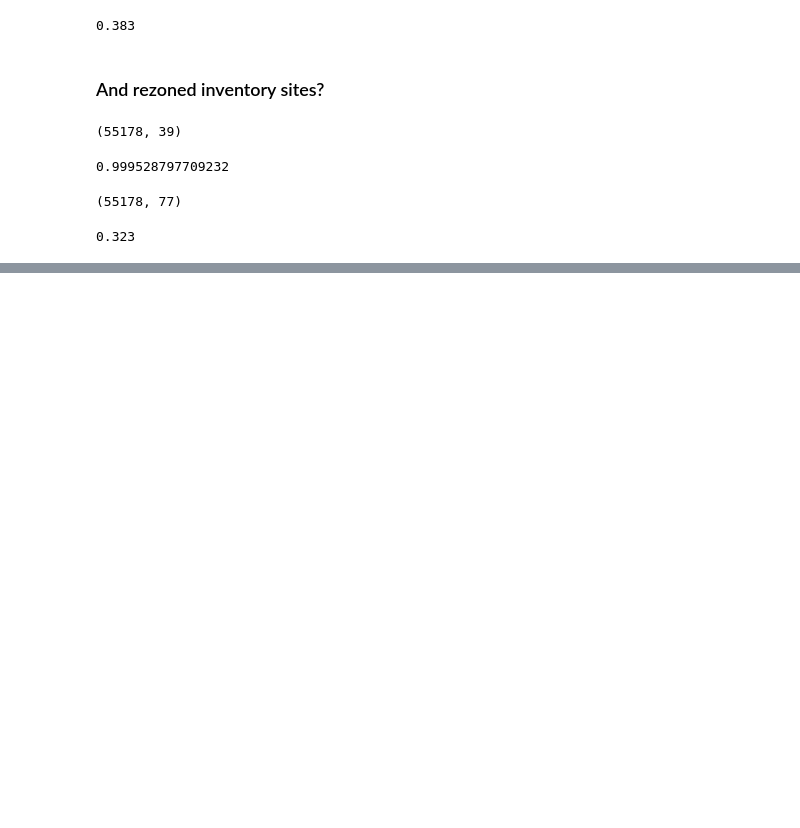
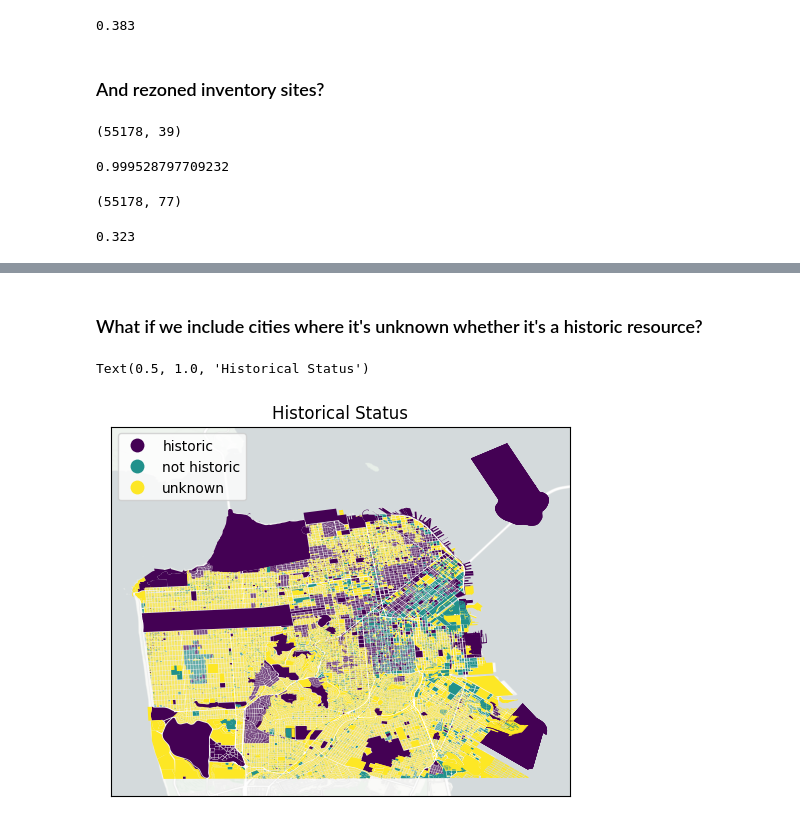
Before and after one commit to sdamerdji/mandelman, a Jupyter notebook: carveout.ipynb, the cells around one changed output, grey strips where cells are left out. Saved outputs shown, nothing was run; the diff lists cells and outputs as text; code cells hidden in the pictures; blank space fills up the shorter version.

Commit message:
historical status unknown

```diff
--- a/carveout.ipynb
+++ b/carveout.ipynb
@@ -23,3 +24,7 @@ sites = pd.read_excel('./sf-sites-inventory-form-Dec-2022 - Copy.xlsx', skiprows
 # %%
 rezoned = pd.read_excel('./sf-sites-inventory-form-Dec-2022 - Copy.xlsx', skiprows=1,
                       sheet_name='Table B -Submitted-Dec-22')
+# %%
+historic2 = gpd.read_file('./Historic_Resources/geo_export_5c00ac77-19ab-4775-8efe-c98834e9b497.shp')
+# %%
+historic2['ceqacode'] = historic2.ceqacode.map({'A': 'historic', 'B': 'unknown', 'C': 'not historic'})
@@ -160,0 +173,2 @@ Text(0.5, 1.0, 'CUA Applied Citywide')
+# %% [markdown]
+### What if we include cities where it's unknown whether it's a historic resource?
@@ -160,0 +179,11 @@ Text(0.5, 1.0, 'CUA Applied Citywide')
+# %%
+ax = historic2.plot(column='ceqacode', cmap='viridis', legend=True, legend_kwds={'loc': 'upper left'})
+ctx.add_basemap(ax, crs=historic2.crs,
+                source=ctx.providers.CartoDB.PositronNoLabels,
+                attribution=False)
+ax.set_yticks([])
+ax.set_xticks([])
+ax.set_title('Historical Status')
+# %% [output]
+Text(0.5, 1.0, 'Historical Status')
+[figure, added]
```
Also changed, not shown: parts of 19 cells of this notebook.
